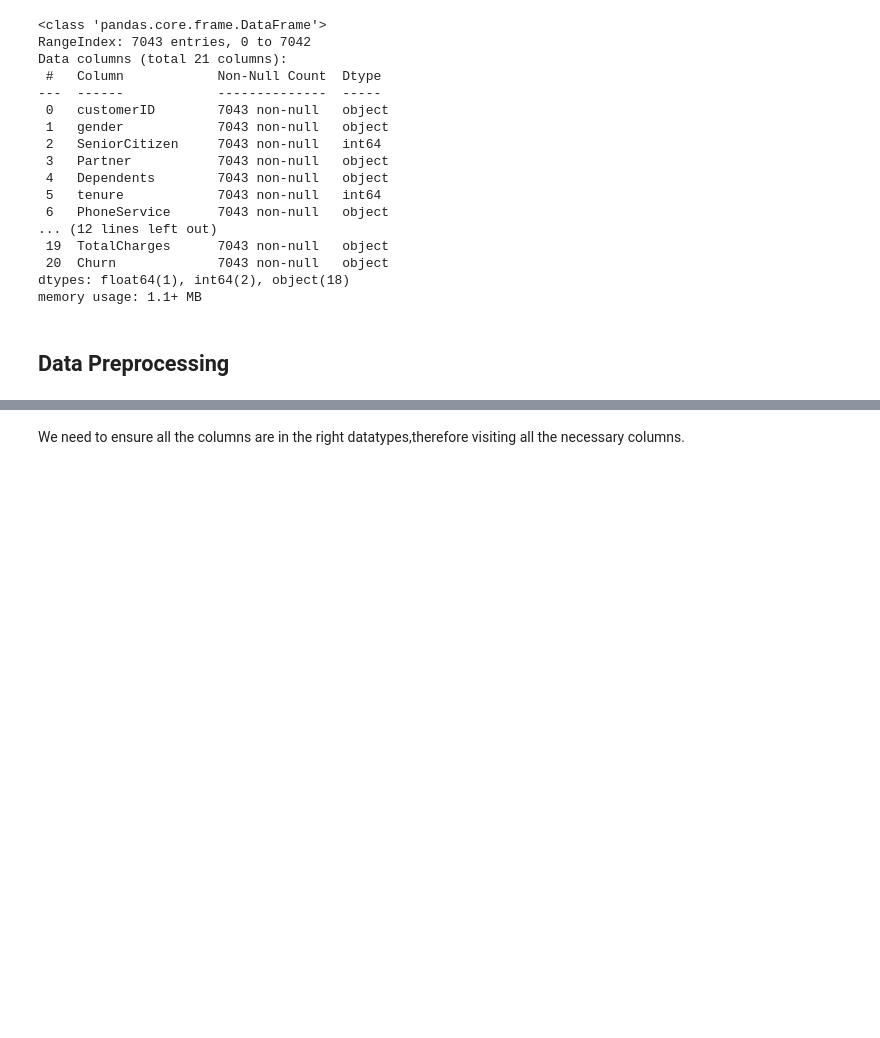
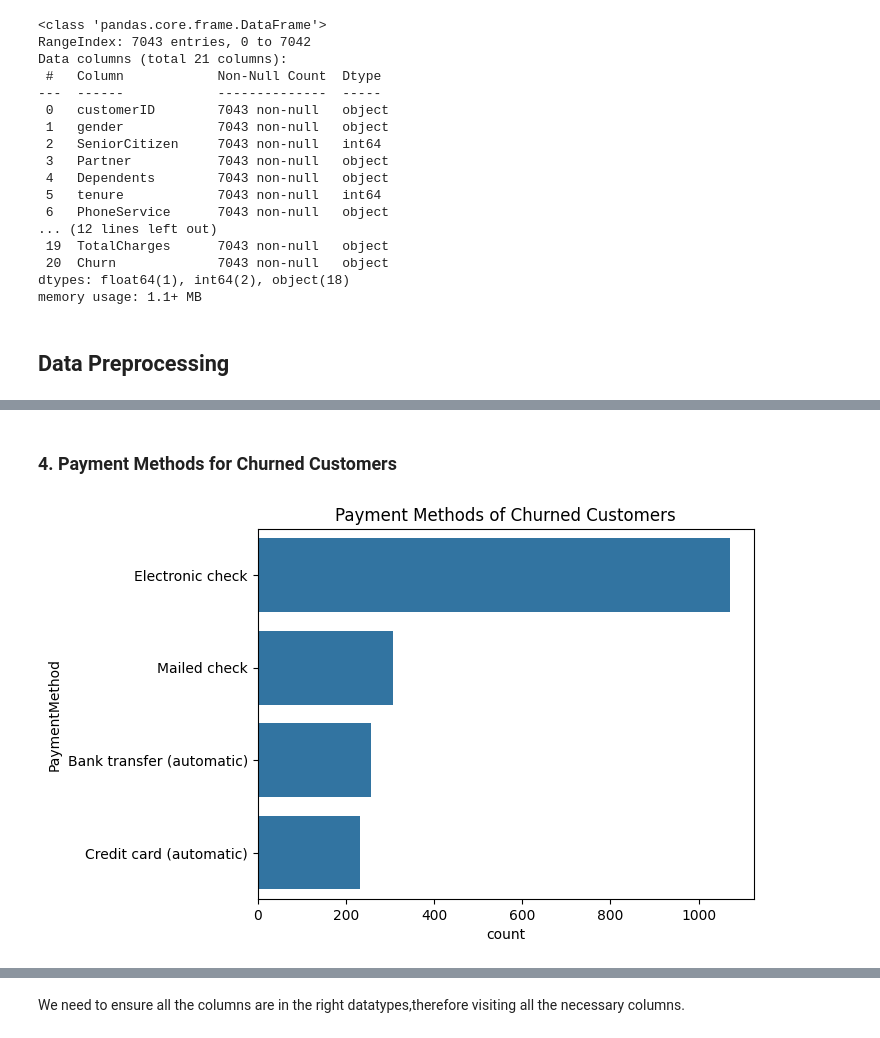
Before and after one commit to RetroAce0-0/Lam8da_2025, a Jupyter notebook: Lambda_Churn.ipynb, the cells around one changed output, grey strips where cells are left out. Saved outputs shown, nothing was run; the diff lists cells and outputs as text; code cells hidden in the pictures; blank space fills up the shorter version.

```diff
--- a/Lambda_Churn.ipynb
+++ b/Lambda_Churn.ipynb
@@ -66,0 +173,13 @@ memory usage: 1.1+ MB
+# %% [markdown]
+### 4. Payment Methods for Churned Customers
+# %%
+# Find the churned customers only
+churned = df[df['Churn'] == 'Yes']
+
+# Count the highest payment method of the churned customers
+sns.countplot(y='PaymentMethod',data=churned,order=churned['PaymentMethod'].value_counts().index)
+
+plt.title('Payment Methods of Churned Customers')
+plt.show()
+# %% [output]
+[figure, added]
```
Also changed, not shown: parts of 37 cells of this notebook.
